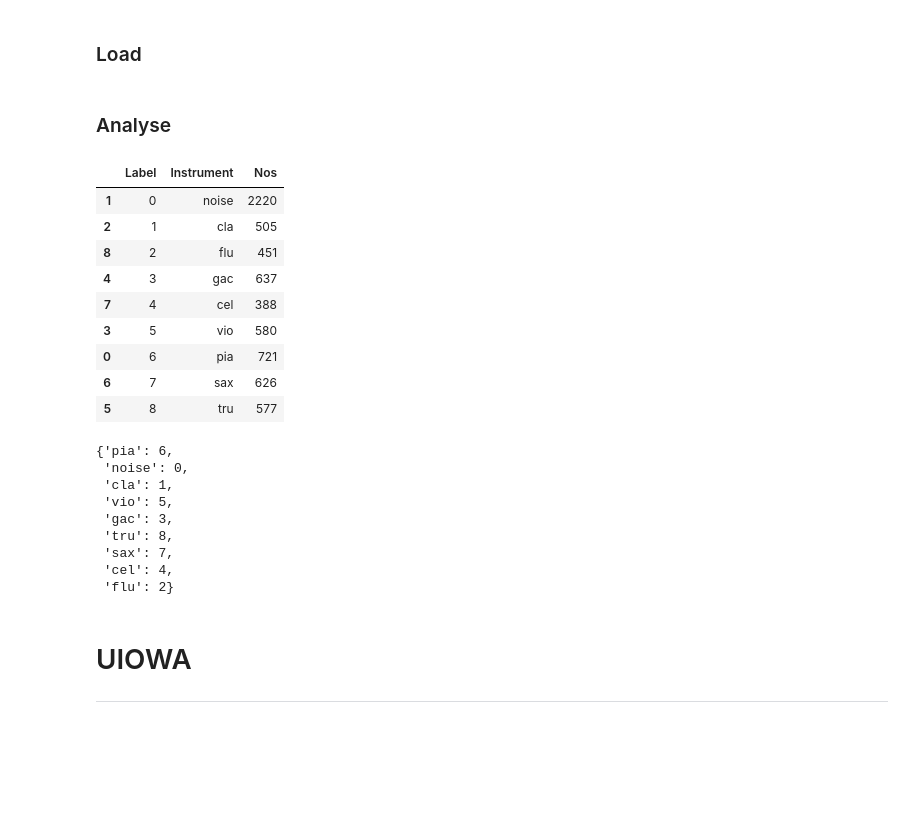
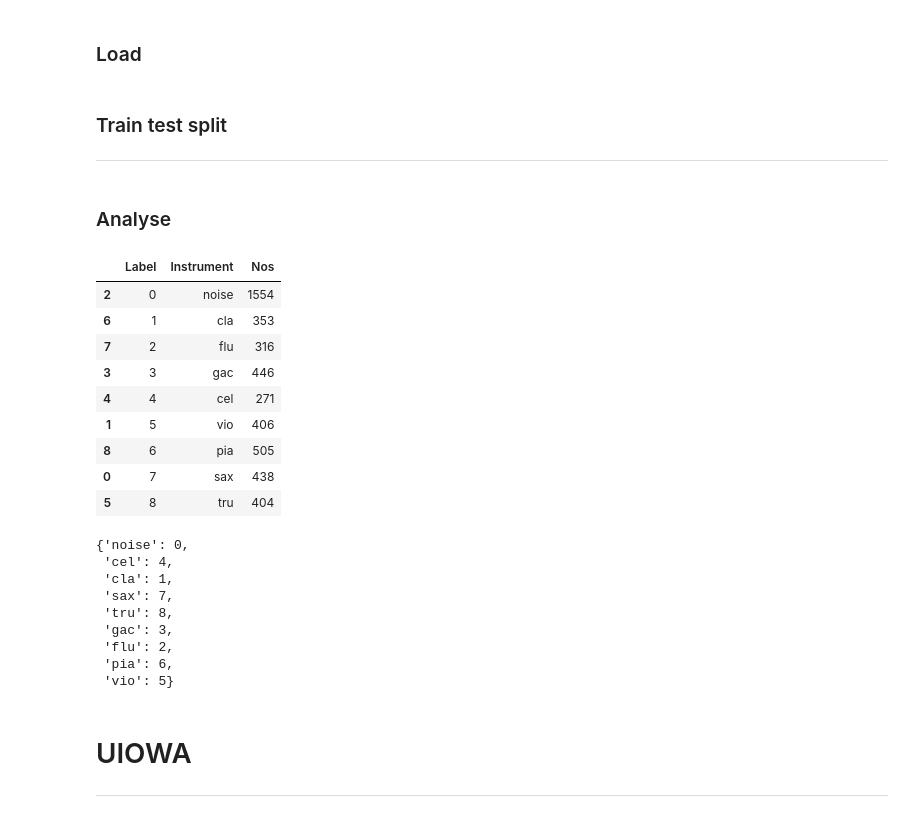
Before and after one commit to gitMantas/instrumentdetection, a Jupyter notebook: Master_Datasets.ipynb, the cells around one changed output. Drawn from its saved outputs; the diff is of its cells as text; code cells hidden in the pictures; blank space fills up the shorter version.

```diff
--- a/Master_Datasets.ipynb
+++ b/Master_Datasets.ipynb
@@ -164,30 +178,39 @@ overview, labeldict = analyze(data)
+# %% [markdown]
+### Train test split
+___
+# %%
+X_train, X_test, = train_test_split(data, test_size=0.3, stratify=data['labels'])
+
+X_train.to_pickle(p_home / (Dataset + '_train.pkl'))
+X_test.to_pickle(p_home / (Dataset + '_test.pkl'))
+count, dict_ = wave_manipulator.analyze(X_train)
 # %% [markdown]
 ### Analyse
 # %%
-overview.sort_values(by='Label')
+count.sort_values(by='Label')
 # %% [output]
 |  | Label | Instrument | Nos |
-| 1 | 0 | noise | 2220 |
-| 2 | 1 | cla | 505 |
-| 8 | 2 | flu | 451 |
-| 4 | 3 | gac | 637 |
-| 7 | 4 | cel | 388 |
-| 3 | 5 | vio | 580 |
-| 0 | 6 | pia | 721 |
-| 6 | 7 | sax | 626 |
-| 5 | 8 | tru | 577 |
+| 2 | 0 | noise | 1554 |
+| 6 | 1 | cla | 353 |
+| 7 | 2 | flu | 316 |
+| 3 | 3 | gac | 446 |
+| 4 | 4 | cel | 271 |
+| 1 | 5 | vio | 406 |
+| 8 | 6 | pia | 505 |
+| 0 | 7 | sax | 438 |
+| 5 | 8 | tru | 404 |
-# %%
-labeldict
-# %% [output]
-{'pia': 6,
- 'noise': 0,
- 'cla': 1,
- 'vio': 5,
- 'gac': 3,
- 'tru': 8,
- 'sax': 7,
- 'cel': 4,
- 'flu': 2}
+# %%
+dict_
+# %% [output]
+{'noise': 0,
+ 'cel': 4,
+ 'cla': 1,
+ 'sax': 7,
+ 'tru': 8,
+ 'gac': 3,
+ 'flu': 2,
+ 'pia': 6,
+ 'vio': 5}
 # %% [markdown]
 # UIOWA
 ___
```
Also changed, not shown: parts of 56 cells of this notebook, 3 other files.
